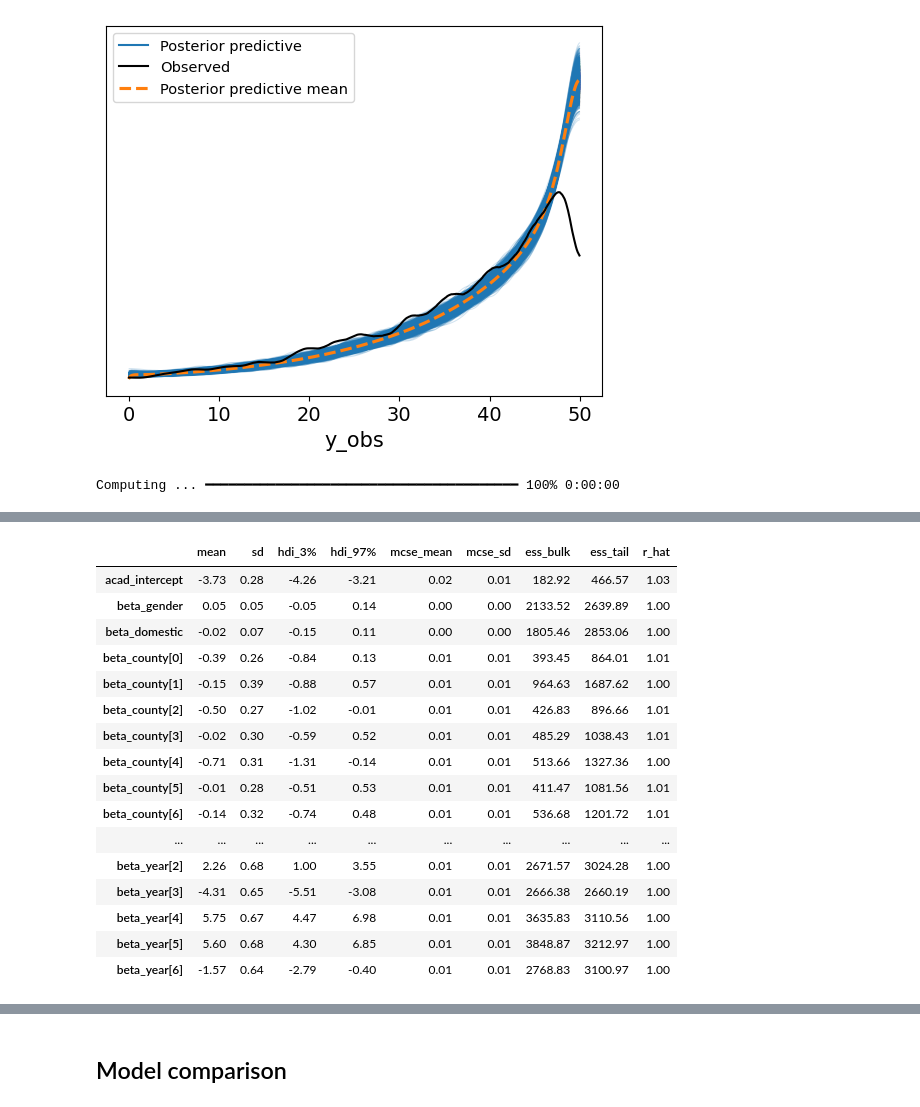
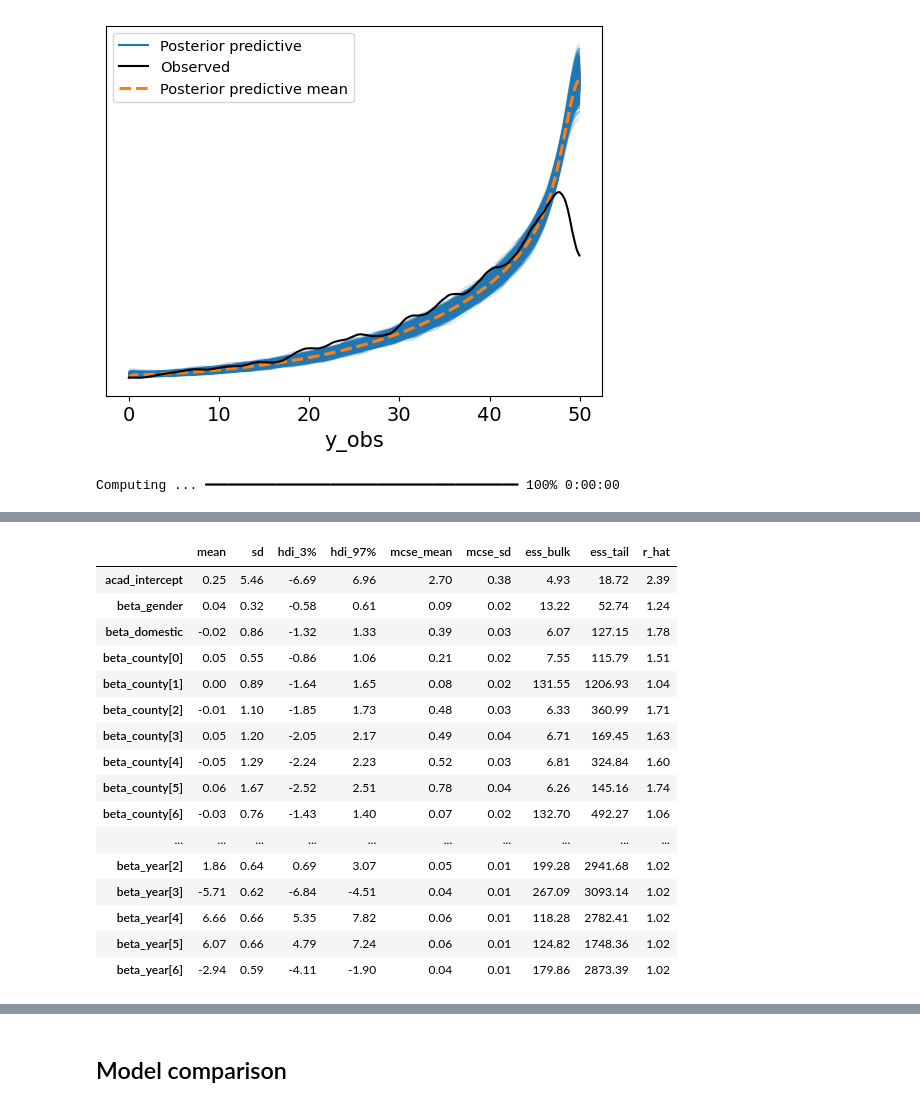
Before and after one commit to klumiste/bayes25_final_project_hpv, a Jupyter notebook: Part2_data_analysis/exam_score_modeling.ipynb, the cells around one changed output, grey strips where cells are left out. Drawn from its saved outputs; the diff is of its cells as text; code cells hidden in the pictures.

```diff
--- a/Part2_data_analysis/exam_score_modeling.ipynb
+++ b/Part2_data_analysis/exam_score_modeling.ipynb
@@ -356,7 +352,7 @@ with pm.Model() as model_beta_m4:
     beta = pm.Gamma('beta', alpha=2, beta=1)
 
     # Likelihood
-    y_obs = pm.Beta("y_obs", alpha=alpha, beta=beta, observed=df.exam_score_rescaled)
+    y_obs = pm.Beta("y_obs", alpha=alpha, beta=beta, observed=df.exam_score_rescaled) * 50.0
 
     # Sampling
     trace = pm.sample(1000, tune=1000, target_accept=0.9, return_inferencedata=True)
@@ -562,18 +694,21 @@ with pm.Model() as model_beta_luxury:
     grade = pm.Beta("grade", alpha=ag_alpha, beta=1, observed=df.avg_grade_rescaled)
 
     # Priors for calculating exam score
-    alpha_intercept = pm.Normal("alpha_intercept", mu=0, sigma=1)
+    phi_intercept = pm.Normal("phi_intercept", mu=0, sigma=1)
+    kappa_intercept = pm.Normal("kappa_intercept", mu=0, sigma=1)
     beta_academic = pm.Normal("beta_academic", mu=0, sigma=1)
     beta_year = pm.Normal("acad_beta_year", mu=0, sigma=1, shape=n_years)
+    beta_grade1 = pm.Normal("beta_grade1", mu=0, sigma=1)
+    beta_grade2 = pm.Normal("beta_grade2", mu=0, sigma=1)
 
-    # Alpha and beta for Beta distribution
-    alpha = pm.math.sigmoid(alpha_intercept + beta_academic*academic_ability + beta_year[df.year]) * 6
-    beta = pm.Gamma('beta', alpha=2, beta=1)
-    sigma = (grade*(1-grade))
+    # Based on https://distribution-explorer.github.io/continuous/beta.html trying to reparametrize with phi and kappa
+    # Where phi is the mean and kappa is variance
+    phi = pm.math.sigmoid(phi_intercept + beta_academic*academic_ability + beta_grade1*df.avg_grade + beta_year[df.year])
+    kappa = kappa_intercept + beta_grade2 * df.avg_grade
 
     # Likelihood
     # Heteroscedacity - A 0-centered random noise is added to each observation with variability 0 when average grade is near 0 or 5.
-    y_obs = pm.Beta("y_obs", alpha=alpha, beta=1, observed=df.exam_score_rescaled) + pm.Normal("heteroscedacity_component", mu=0, sigma=sigma)
+    y_obs = pm.Beta("y_obs", alpha=phi*kappa, beta=(1-phi)*kappa, observed=df.exam_score_rescaled)
 
     # Sampling
     trace = pm.sample(1000, tune=1000, target_accept=0.9, return_inferencedata=True)
@@ -710,7 +845,7 @@ pm.plot_ppc(trace)
 # %% [markdown]
 ## Truncated normal
 # %%
-with pm.Model() as model_trun_normal_m1:
+with pm.Model() as model_trunc_normal_m2:
     # Priors
     acad_intercept = pm.Normal("acad_intercept", mu=0, sigma=1)
     beta_gender = pm.Normal("beta_gender", mu=0, sigma=1)
@@ -740,7 +875,7 @@ with pm.Model() as model_trun_normal_m1:
     trace = pm.sample(1000, tune=1000, target_accept=0.9, return_inferencedata=True)
     pm.sample_posterior_predictive(trace, extend_inferencedata=True)
     pm.compute_log_likelihood(trace, extend_inferencedata=True)
-    models['model_trun_normal_m1'] = trace
+    models['model_trunc_normal_m2'] = trace
 
 # Summary
 var_names=[c for c in list(trace.posterior.data_vars) if not(c.startswith('academic_ability'))]
@@ -771,7 +906,7 @@ pm.plot_ppc(trace)
 <Axes: xlabel='y_obs'>
 [figure]
 # %%
-with pm.Model() as model_trun_normal_m2:
+with pm.Model() as model_trunc_normal_m4:
     # Priors
     acad_intercept = pm.Normal("acad_intercept", mu=0, sigma=1)
     beta_gender = pm.Normal("beta_gender", mu=0, sigma=1)
@@ -781,48 +916,48 @@ with pm.Model() as model_trun_normal_m2:
     # Latent variable: academic ability
     mu = (acad_intercept
         + beta_gender * df.gender
         + beta_domestic * df.domestic_background
         + beta_county[df.county])
     academic_ability = pm.Normal("academic_ability", mu=mu, sigma=1)
 
     # Priors for exam score
     alpha_intercept = pm.Normal("alpha_intercept", mu=0, sigma=1)
     beta_academic = pm.Normal("beta_academic", mu=0, sigma=1)
     beta_grade = pm.Normal("beta_grade", mu=0, sigma=1)
     beta_year = pm.Normal("beta_year", mu=0, sigma=1, shape=n_years)
 
-    mu = alpha_intercept + beta_academic*academic_ability + beta_year[df.year.values]
+    mu = alpha_intercept + beta_academic*academic_ability + beta_grade*df.avg_grade + beta_year[df.year.values]
     #sigma = beta_grade*(df.avg_grade*(5-df.avg_grade))
 
     # Likelihood
     y_obs = pm.TruncatedNormal("y_obs", mu=mu, sigma=10, lower=0, upper=50, observed=df.exam_score)
 
     # Sampling
     trace = pm.sample(1000, tune=1000, target_accept=0.9, return_inferencedata=True)
     pm.sample_posterior_predictive(trace, extend_inferencedata=True)
     pm.compute_log_likelihood(trace, extend_inferencedata=True)
-    models['model_trun_normal_m2'] = trace
+    models['model_trunc_normal_m4'] = trace
 
 # Summary
 var_names=[c for c in list(trace.posterior.data_vars) if not(c.startswith('academic_ability'))]
 az.summary(trace, round_to=2, var_names=var_names)
 # %% [output]
 Computing ... ━━━━━━━━━━━━━━━━━━━━━━━━━━━━━━━━━━━━━━━━ 100% 0:00:00
 [interactive output not drawn]
 |  | mean | sd | hdi_3% | hdi_97% | mcse_mean | mcse_sd | ess_bulk | ess_tail | r_hat |
-| acad_intercept | -3.73 | 0.28 | -4.26 | -3.21 | 0.02 | 0.01 | 182.92 | 466.57 | 1.03 |
-| beta_gender | 0.05 | 0.05 | -0.05 | 0.14 | 0.00 | 0.00 | 2133.52 | 2639.89 | 1.00 |
-| beta_domestic | -0.02 | 0.07 | -0.15 | 0.11 | 0.00 | 0.00 | 1805.46 | 2853.06 | 1.00 |
-| beta_county[0] | -0.39 | 0.26 | -0.84 | 0.13 | 0.01 | 0.01 | 393.45 | 864.01 | 1.01 |
-| beta_county[1] | -0.15 | 0.39 | -0.88 | 0.57 | 0.01 | 0.01 | 964.63 | 1687.62 | 1.00 |
-| beta_county[2] | -0.50 | 0.27 | -1.02 | -0.01 | 0.01 | 0.01 | 426.83 | 896.66 | 1.01 |
-| beta_county[3] | -0.02 | 0.30 | -0.59 | 0.52 | 0.01 | 0.01 | 485.29 | 1038.43 | 1.01 |
-| beta_county[4] | -0.71 | 0.31 | -1.31 | -0.14 | 0.01 | 0.01 | 513.66 | 1327.36 | 1.00 |
-| beta_county[5] | -0.01 | 0.28 | -0.51 | 0.53 | 0.01 | 0.01 | 411.47 | 1081.56 | 1.01 |
-| beta_county[6] | -0.14 | 0.32 | -0.74 | 0.48 | 0.01 | 0.01 | 536.68 | 1201.72 | 1.01 |
+| acad_intercept | 0.25 | 5.46 | -6.69 | 6.96 | 2.70 | 0.38 | 4.93 | 18.72 | 2.39 |
+| beta_gender | 0.04 | 0.32 | -0.58 | 0.61 | 0.09 | 0.02 | 13.22 | 52.74 | 1.24 |
+| beta_domestic | -0.02 | 0.86 | -1.32 | 1.33 | 0.39 | 0.03 | 6.07 | 127.15 | 1.78 |
+| beta_county[0] | 0.05 | 0.55 | -0.86 | 1.06 | 0.21 | 0.02 | 7.55 | 115.79 | 1.51 |
+| beta_county[1] | 0.00 | 0.89 | -1.64 | 1.65 | 0.08 | 0.02 | 131.55 | 1206.93 | 1.04 |
+| beta_county[2] | -0.01 | 1.10 | -1.85 | 1.73 | 0.48 | 0.03 | 6.33 | 360.99 | 1.71 |
+| beta_county[3] | 0.05 | 1.20 | -2.05 | 2.17 | 0.49 | 0.04 | 6.71 | 169.45 | 1.63 |
+| beta_county[4] | -0.05 | 1.29 | -2.24 | 2.23 | 0.52 | 0.03 | 6.81 | 324.84 | 1.60 |
+| beta_county[5] | 0.06 | 1.67 | -2.52 | 2.51 | 0.78 | 0.04 | 6.26 | 145.16 | 1.74 |
+| beta_county[6] | -0.03 | 0.76 | -1.43 | 1.40 | 0.07 | 0.02 | 132.70 | 492.27 | 1.06 |
 | ... | ... | ... | ... | ... | ... | ... | ... | ... | ... |
-| beta_year[2] | 2.26 | 0.68 | 1.00 | 3.55 | 0.01 | 0.01 | 2671.57 | 3024.28 | 1.00 |
-| beta_year[3] | -4.31 | 0.65 | -5.51 | -3.08 | 0.01 | 0.01 | 2666.38 | 2660.19 | 1.00 |
-| beta_year[4] | 5.75 | 0.67 | 4.47 | 6.98 | 0.01 | 0.01 | 3635.83 | 3110.56 | 1.00 |
-| beta_year[5] | 5.60 | 0.68 | 4.30 | 6.85 | 0.01 | 0.01 | 3848.87 | 3212.97 | 1.00 |
-| beta_year[6] | -1.57 | 0.64 | -2.79 | -0.40 | 0.01 | 0.01 | 2768.83 | 3100.97 | 1.00 |
+| beta_year[2] | 1.86 | 0.64 | 0.69 | 3.07 | 0.05 | 0.01 | 199.28 | 2941.68 | 1.02 |
+| beta_year[3] | -5.71 | 0.62 | -6.84 | -4.51 | 0.04 | 0.01 | 267.09 | 3093.14 | 1.02 |
+| beta_year[4] | 6.66 | 0.66 | 5.35 | 7.82 | 0.06 | 0.01 | 118.28 | 2782.41 | 1.02 |
+| beta_year[5] | 6.07 | 0.66 | 4.79 | 7.24 | 0.06 | 0.01 | 124.82 | 1748.36 | 1.02 |
+| beta_year[6] | -2.94 | 0.59 | -4.11 | -1.90 | 0.04 | 0.01 | 179.86 | 2873.39 | 1.02 |
```
Also changed, not shown: parts of 24 cells of this notebook.
